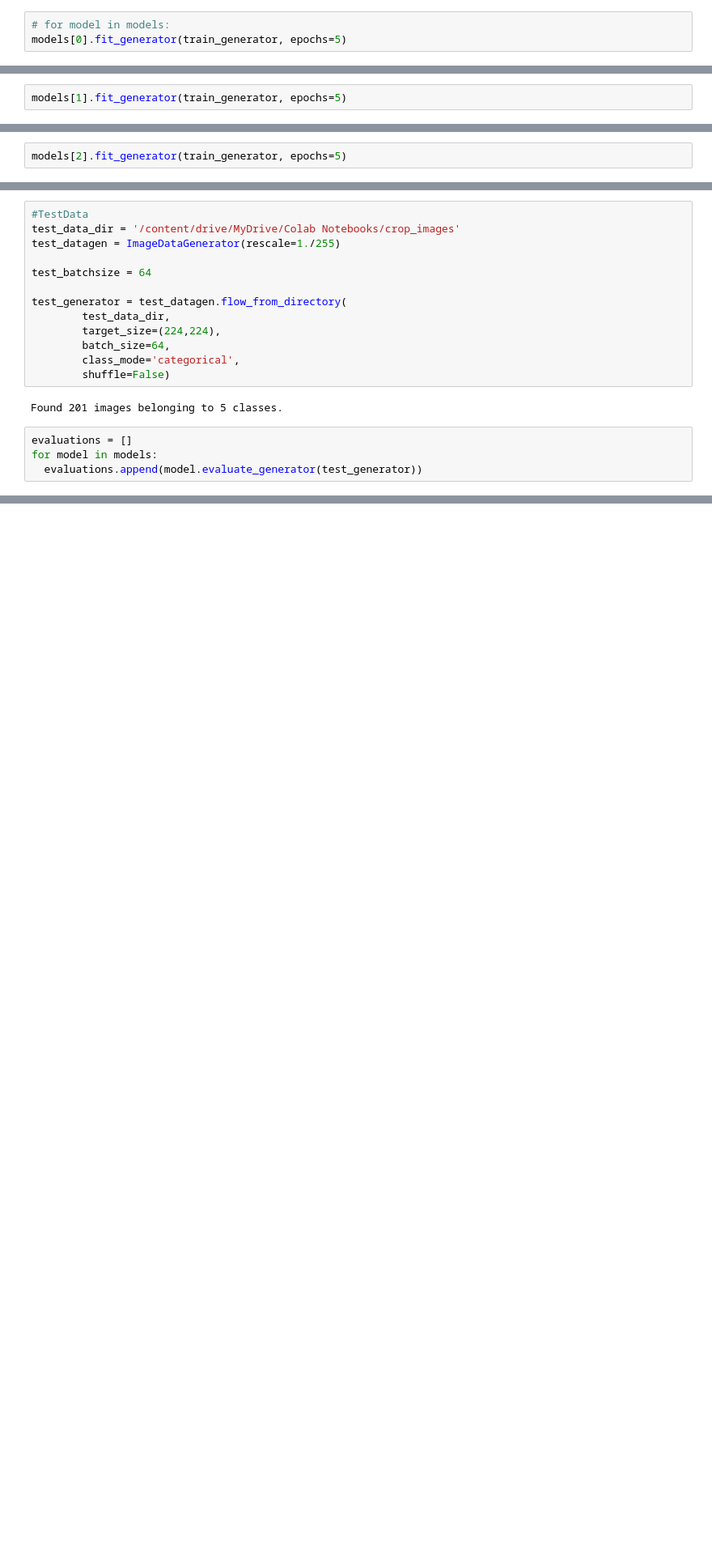
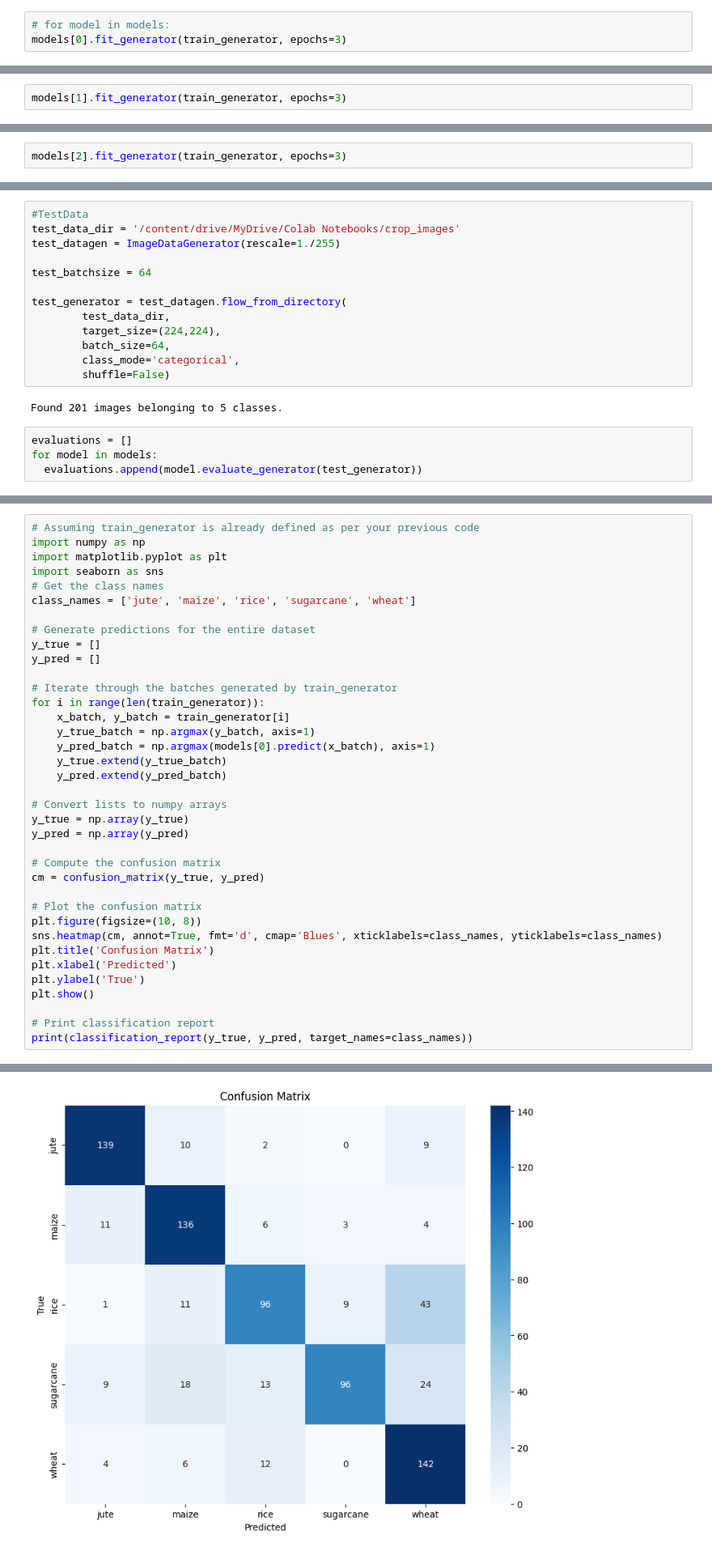
Before and after one commit to karanidenis/transfer_learning_assignment, a Jupyter notebook: Transfer_Learning_Assignment.ipynb, the cells around one changed output, grey strips where cells are left out. Shown: that part at 81% size. Saved outputs shown, nothing was run; the diff lists cells and outputs as text; blank space fills up the shorter version.

```diff
--- a/Transfer_Learning_Assignment.ipynb
+++ b/Transfer_Learning_Assignment.ipynb
@@ -104,5 +99,5 @@ _________________________________________________________________
 ### Training
 # %%
 # for model in models:
-models[0].fit_generator(train_generator, epochs=5)
+models[0].fit_generator(train_generator, epochs=3)
 # %% [output]
@@ -119,4 +110,4 @@ Epoch 5/5
 <keras.src.callbacks.History at 0x...>
 # %%
-models[1].fit_generator(train_generator, epochs=5)
+models[1].fit_generator(train_generator, epochs=3)
 # %% [output]
@@ -133,4 +120,4 @@ Epoch 5/5
 <keras.src.callbacks.History at 0x...>
 # %%
-models[2].fit_generator(train_generator, epochs=5)
+models[2].fit_generator(train_generator, epochs=3)
 # %% [output]
@@ -176,0 +160,38 @@ Model 3 - Loss: 0.7806718349456787, Accuracy: 0.6915422677993774
+# %%
+# Assuming train_generator is already defined as per your previous code
+import numpy as np
+import matplotlib.pyplot as plt
+import seaborn as sns
+# Get the class names
+class_names = ['jute', 'maize', 'rice', 'sugarcane', 'wheat']
+
+# Generate predictions for the entire dataset
+y_true = []
+y_pred = []
+
+# Iterate through the batches generated by train_generator
+for i in range(len(train_generator)):
+    x_batch, y_batch = train_generator[i]
+    y_true_batch = np.argmax(y_batch, axis=1)
+    y_pred_batch = np.argmax(models[0].predict(x_batch), axis=1)
+    y_true.extend(y_true_batch)
+    y_pred.extend(y_pred_batch)
+
+# Convert lists to numpy arrays
+y_true = np.array(y_true)
+y_pred = np.array(y_pred)
+
+# Compute the confusion matrix
+cm = confusion_matrix(y_true, y_pred)
+
+# Plot the confusion matrix
+plt.figure(figsize=(10, 8))
+sns.heatmap(cm, annot=True, fmt='d', cmap='Blues', xticklabels=class_names, yticklabels=class_names)
+plt.title('Confusion Matrix')
+plt.xlabel('Predicted')
+plt.ylabel('True')
+plt.show()
+
+# Print classification report
+print(classification_report(y_true, y_pred, target_names=class_names))
+# %% [output]
@@ -176,0 +211 @@ Model 3 - Loss: 0.7806718349456787, Accuracy: 0.6915422677993774
+[figure, added]
```
Also changed, not shown: parts of 7 cells of this notebook.
